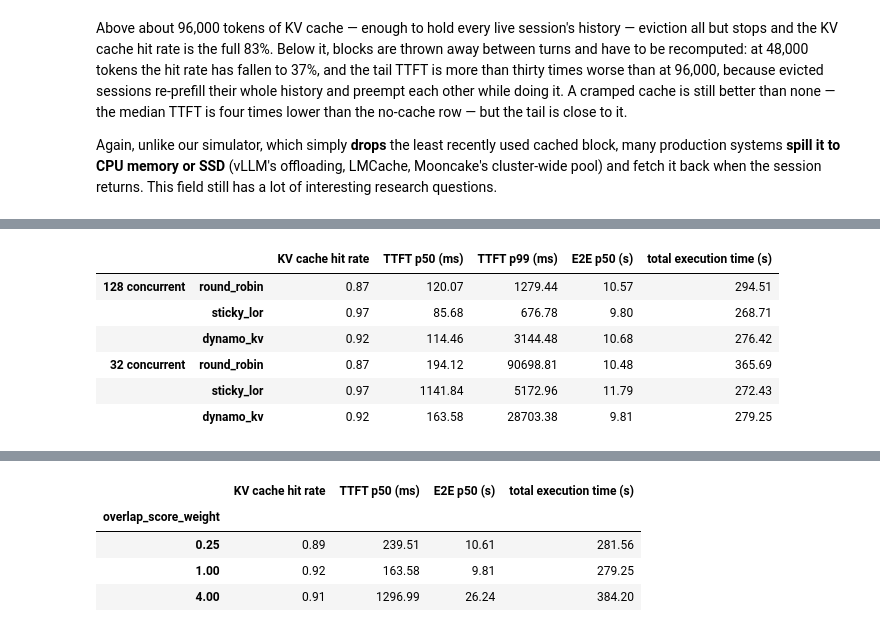
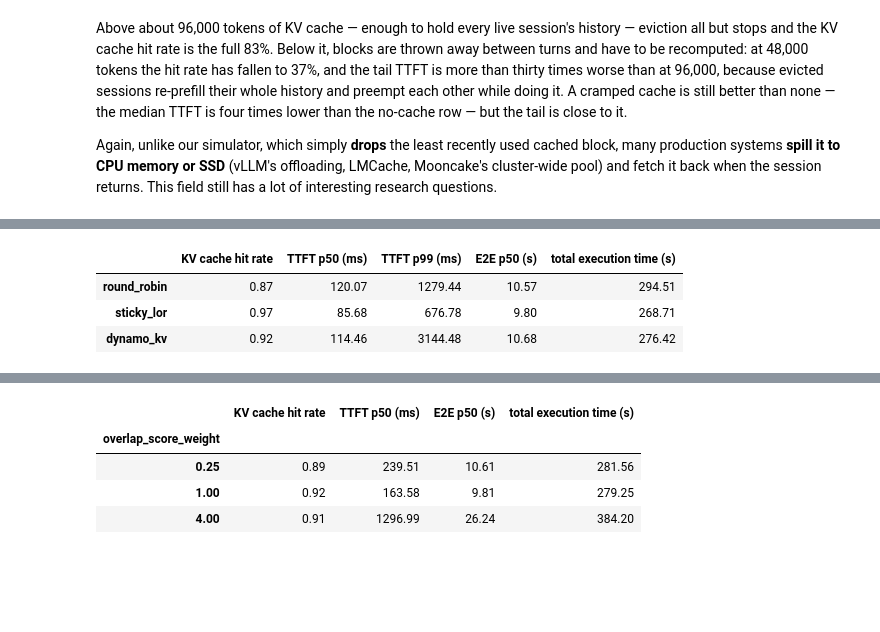
Before and after one commit to kwmaeng91/studying-llm-systems-without-gpus, a Jupyter notebook: docs/lectures/05-prefix-caching.ipynb, the cells around one changed output, grey strips where cells are left out. Drawn from its saved outputs; the diff is of its cells as text; code cells hidden in the pictures; blank space fills up the shorter version.

```diff
--- a/docs/lectures/05-prefix-caching.ipynb
+++ b/docs/lectures/05-prefix-caching.ipynb
@@ -586,19 +622,15 @@ a minute; lecture 6 reuses the same grid.
 # %%
-routing = {}
-for cap in (128, 32):
-    for policy in ("round_robin", "sticky_lor", "dynamo_kv"):
-        r = run(shared_app, shared_app_df, qps=16.0, num_replicas=4, prefix_caching=True,
-                global_scheduler=policy, batch_size_cap=cap, max_tokens=65536)
-        routing[(f"{cap} concurrent", policy)] = {
-            "KV cache hit rate": r.cache_hit_rate,
+def route(policy, cap):
+    r = run(shared_app, shared_app_df, qps=16.0, num_replicas=4, prefix_caching=True,
+            global_scheduler=policy, batch_size_cap=cap, max_tokens=65536)
+    return {"KV cache hit rate": r.cache_hit_rate,
             **r.summary()[["TTFT p50 (ms)", "TTFT p99 (ms)", "E2E p50 (s)",
                            "total execution time (s)"]]}
-pd.DataFrame(routing).T.round(2)
+
+POLICIES = ("round_robin", "sticky_lor", "dynamo_kv")
+pd.DataFrame({p: route(p, 128) for p in POLICIES}).T.round(2)
 # %% [output]
-|  |  | KV cache hit rate | TTFT p50 (ms) | TTFT p99 (ms) | E2E p50 (s) | total execution time (s) |
-| 128 concurrent | round_robin | 0.87 | 120.07 | 1279.44 | 10.57 | 294.51 |
-|  | sticky_lor | 0.97 | 85.68 | 676.78 | 9.80 | 268.71 |
-|  | dynamo_kv | 0.92 | 114.46 | 3144.48 | 10.68 | 276.42 |
-| 32 concurrent | round_robin | 0.87 | 194.12 | 90698.81 | 10.48 | 365.69 |
-|  | sticky_lor | 0.97 | 1141.84 | 5172.96 | 11.79 | 272.43 |
-|  | dynamo_kv | 0.92 | 163.58 | 28703.38 | 9.81 | 279.25 |
+|  | KV cache hit rate | TTFT p50 (ms) | TTFT p99 (ms) | E2E p50 (s) | total execution time (s) |
+| round_robin | 0.87 | 120.07 | 1279.44 | 10.57 | 294.51 |
+| sticky_lor | 0.97 | 85.68 | 676.78 | 9.80 | 268.71 |
+| dynamo_kv | 0.92 | 114.46 | 3144.48 | 10.68 | 276.42 |
```
Also changed, not shown: parts of 9 cells of this notebook, 1 other file.
